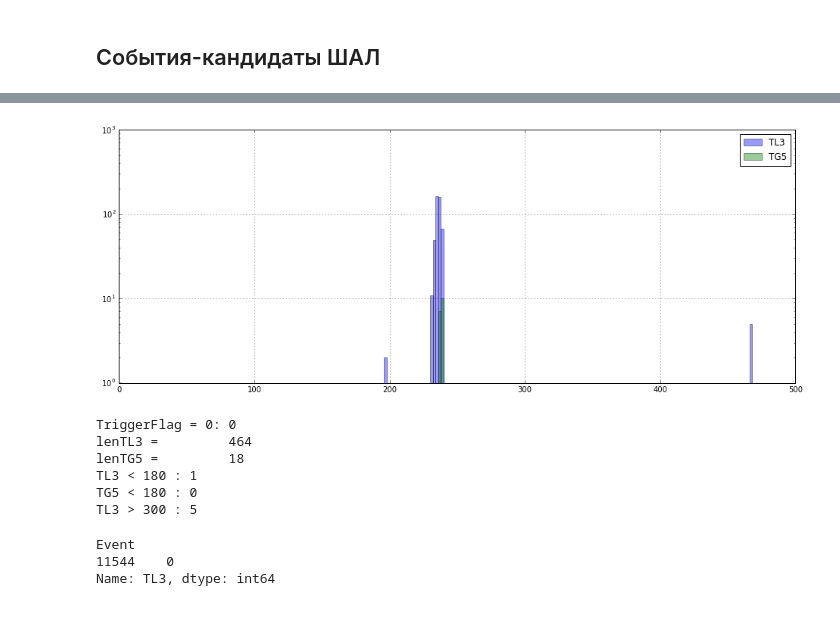
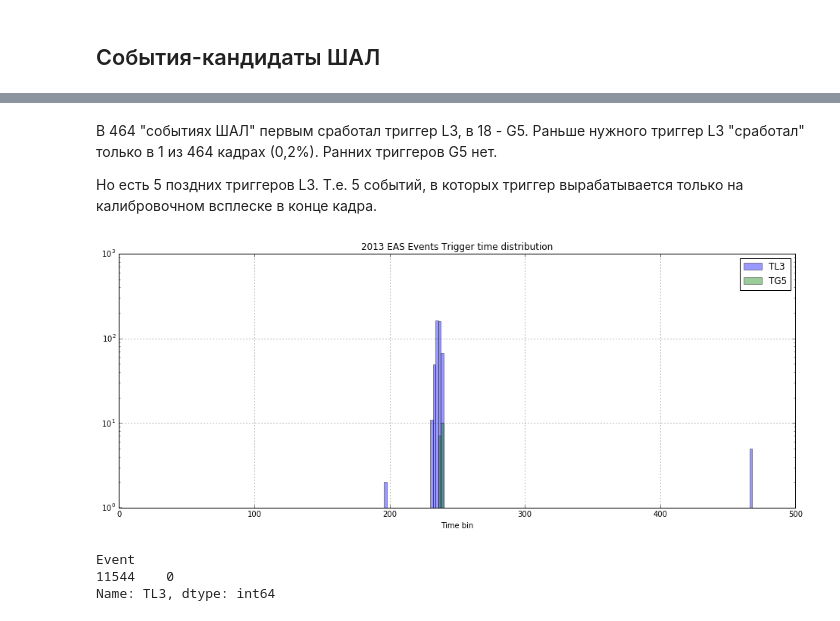
Before and after one commit to bonvech/Sphere, a Jupyter notebook: events_all.ipynb, the cells around one changed output, grey strips where cells are left out. Saved outputs shown, nothing was run; the diff lists cells and outputs as text; code cells hidden in the pictures.

```diff
--- a/events_all.ipynb
+++ b/events_all.ipynb
@@ -271,30 +303,19 @@ EAS events:  482
+# %% [markdown]
+В 464 "событиях ШАЛ" первым сработал триггер L3, в 18 - G5.
+Раньше нужного триггер L3 "сработал" только в 1 из 464 кадрах (0,2%). Ранних триггеров G5 нет.
+
+Но есть 5 поздних триггеров L3. Т.е. 5 событий, в которых триггер вырабатывается только на калибровочном всплеске в конце кадра.
 # %%
 plt.figure(figsize=(16,6))
 plt.hist(EAS['TL3'][EAS['TT']==3], range=[0, 500], bins=250, alpha=0.4, label=r"TL3")
 plt.hist(EAS['TG5'][EAS['TT']==5], range=[0, 500], bins=250, alpha=0.4, label=r"TG5")
 plt.legend(loc=1)
 plt.yscale('log')
+plt.title('2013 EAS Events Trigger time distribution')
+plt.xlabel('Time bin')
 plt.grid()
 # %% [output]
-[figure, old version]
+[figure, new version]
-# %%
-Trig_EASl3 = EAS['TL3'][EAS['TT']==3]
-Trig_EASg5 = EAS['TG5'][EAS['TT']==5]
-print('TriggerFlag = 0:',len(EAS[:][EAS['TriggerFlag']==0]))
-print('lenTL3 =        ',len(Trig_EASl3))
-print('lenTG5 =        ',len(Trig_EASg5))
-mint = 180
-print('TL3 <', mint, ':', len(Trig_EASl3[:][Trig_EASl3 < mint]))
-print('TG5 <', mint, ':', len(Trig_EASg5[:][Trig_EASg5 < mint]))
-maxt = 300
-print('TL3 >', maxt, ':', len(Trig_EASl3[:][Trig_EASl3 > maxt]))
-# %% [output]
-TriggerFlag = 0: 0
-lenTL3 =         464
-lenTG5 =         18
-TL3 < 180 : 1
-TG5 < 180 : 0
-TL3 > 300 : 5
 # %%
 # номера калибровочных событий с малыми временами триггера
 Trig_EASl3[:][Trig_EASl3 < mint]
```
Also changed, not shown: parts of 51 cells of this notebook.
